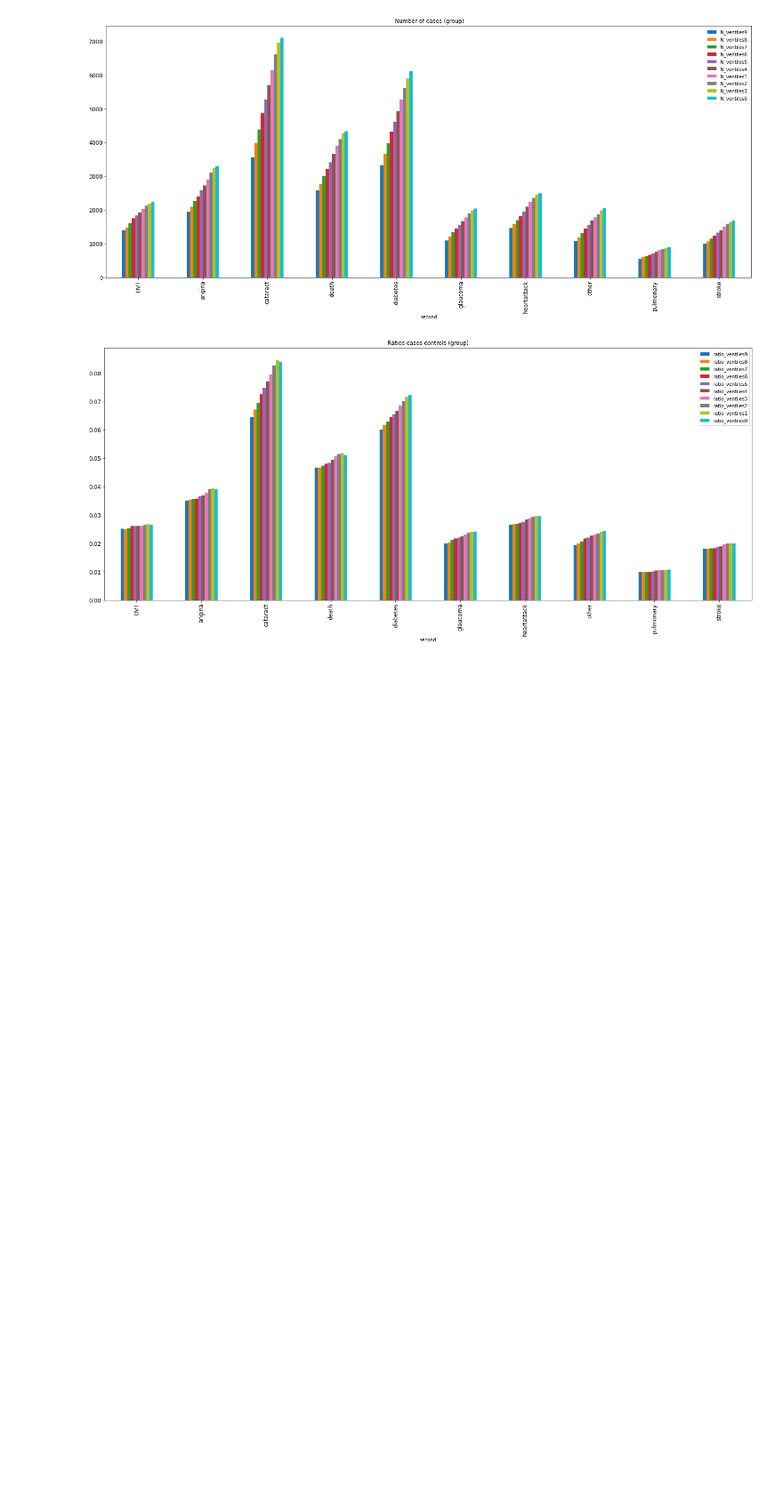
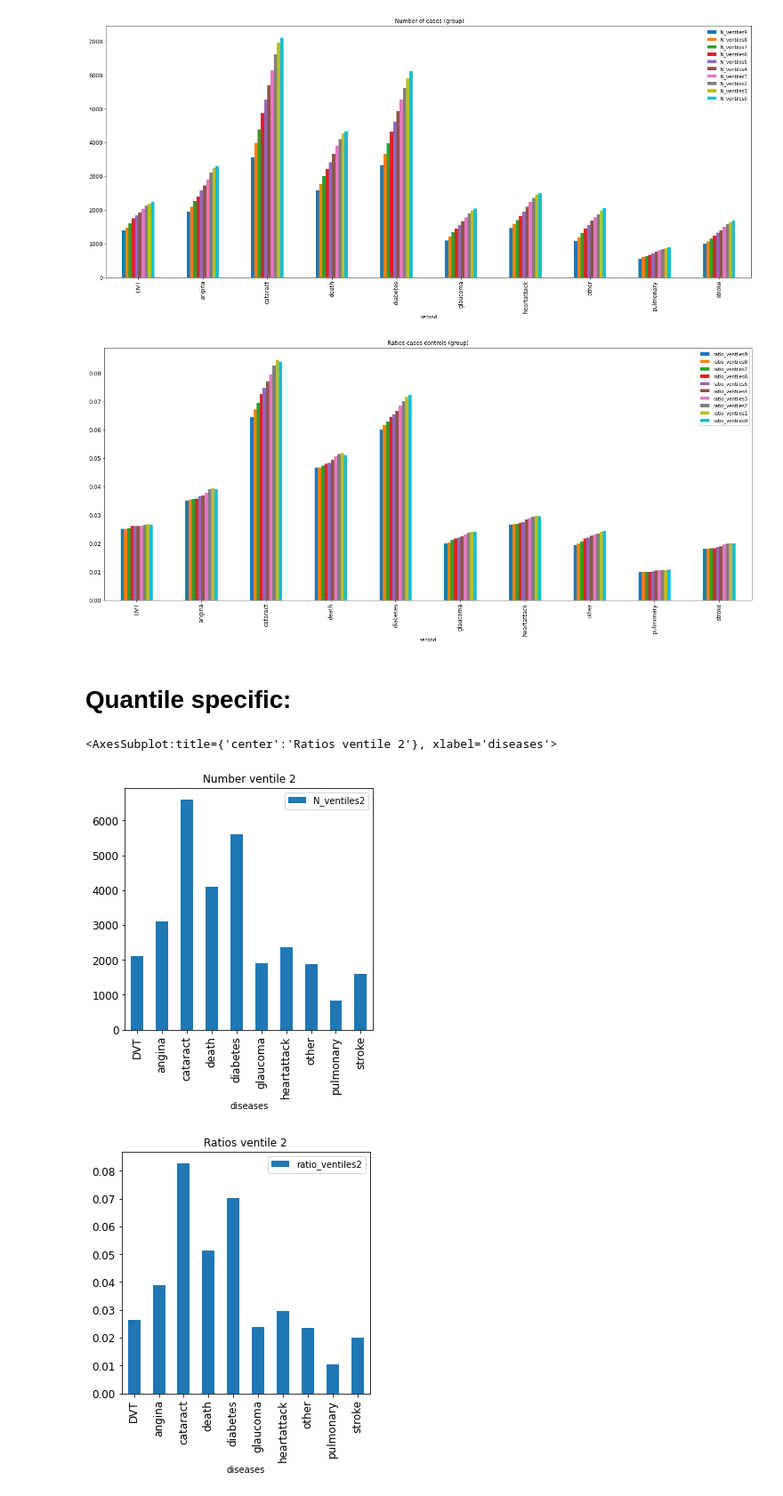
Before and after one commit to BergmannLab/retina-phenotypes, a Jupyter notebook: complementary/N_cases_diseases_per_Ventile/ratio_diseases_QC.ipynb, the cells around one changed output. Shown at 89% size. Cells and saved outputs as stored; diff of their text form; code cells hidden in the pictures; blank space fills up the shorter version.

```diff
--- a/complementary/N_cases_diseases_per_Ventile/ratio_diseases_QC.ipynb
+++ b/complementary/N_cases_diseases_per_Ventile/ratio_diseases_QC.ipynb
@@ -244,3 +244,25 @@ bar_plot(df_ratios_groupby, 'Ratios cases controls (group)', 'second')
 # %% [output]
 [figure]
 [figure]
+# %% [markdown]
+# Quantile specific:
+# %%
+Quantile='N_ventiles2'
+Quantile_ratio='ratio_ventiles2'
+
+df_quantile2=pd.DataFrame([])
+df_quantile2['diseases']=df_N_cases_groupby['second']
+df_quantile2.reset_index(drop=True, inplace=True)
+df_quantile2[Quantile]=df_N_cases_groupby[Quantile].values
+
+df_quantile2_ratio=pd.DataFrame([])
+df_quantile2_ratio['diseases']=df_ratios_groupby['second']
+df_quantile2_ratio.reset_index(drop=True, inplace=True)
+df_quantile2_ratio[Quantile_ratio]=df_ratios_groupby[Quantile_ratio].values
+# %%
+df_quantile2.set_index('diseases').plot.bar(rot=90, title='Number ventile 2', figsize=(5,5), fontsize=12)
+df_quantile2_ratio.set_index('diseases').plot.bar(rot=90, title='Ratios ventile 2', figsize=(5,5), fontsize=12)
+# %% [output]
+<AxesSubplot:title={'center':'Ratios ventile 2'}, xlabel='diseases'>
+[figure, added]
+[figure, added]
```
Also changed, not shown: parts of 2 cells of this notebook, 2 other files.
